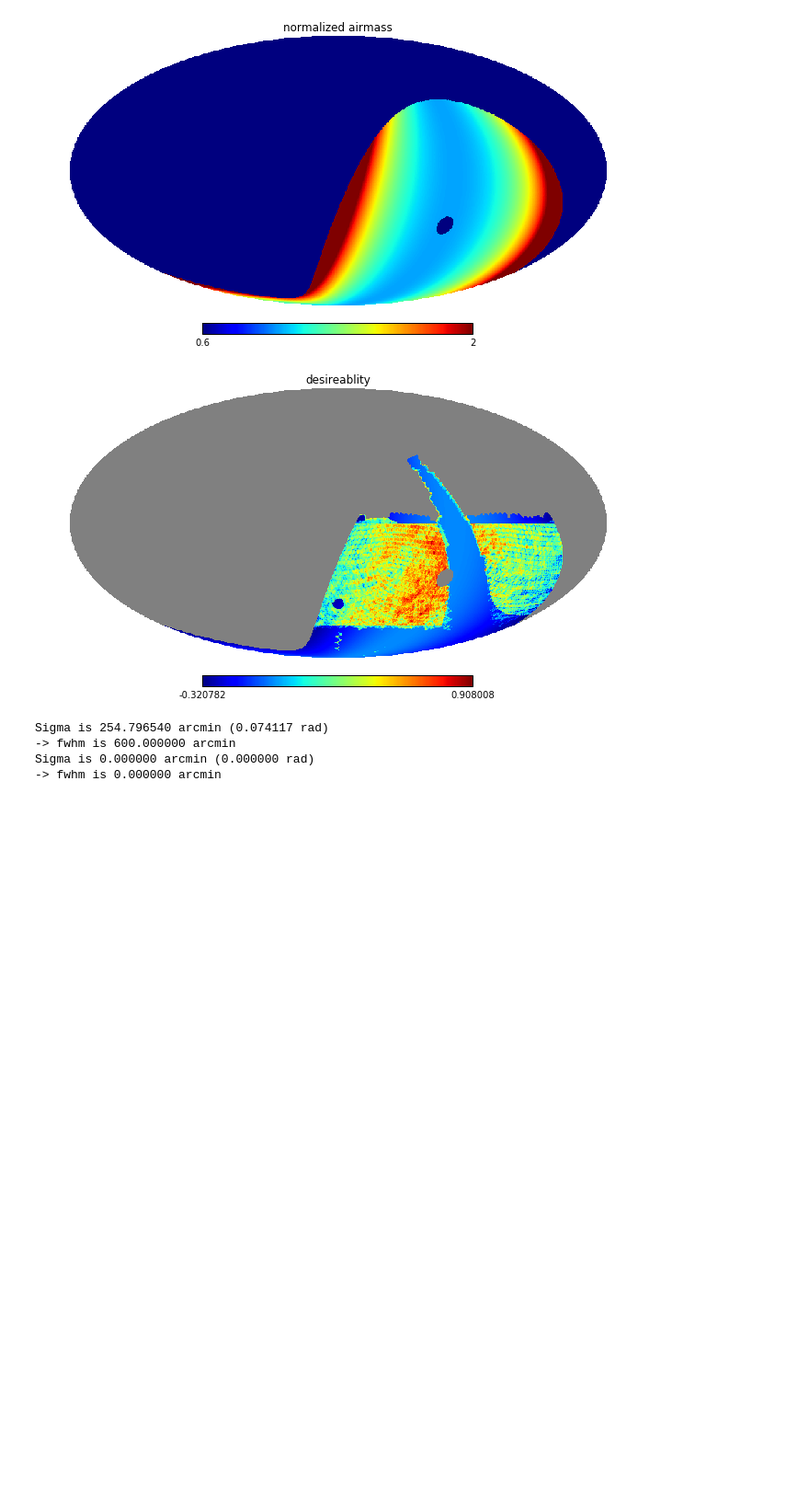
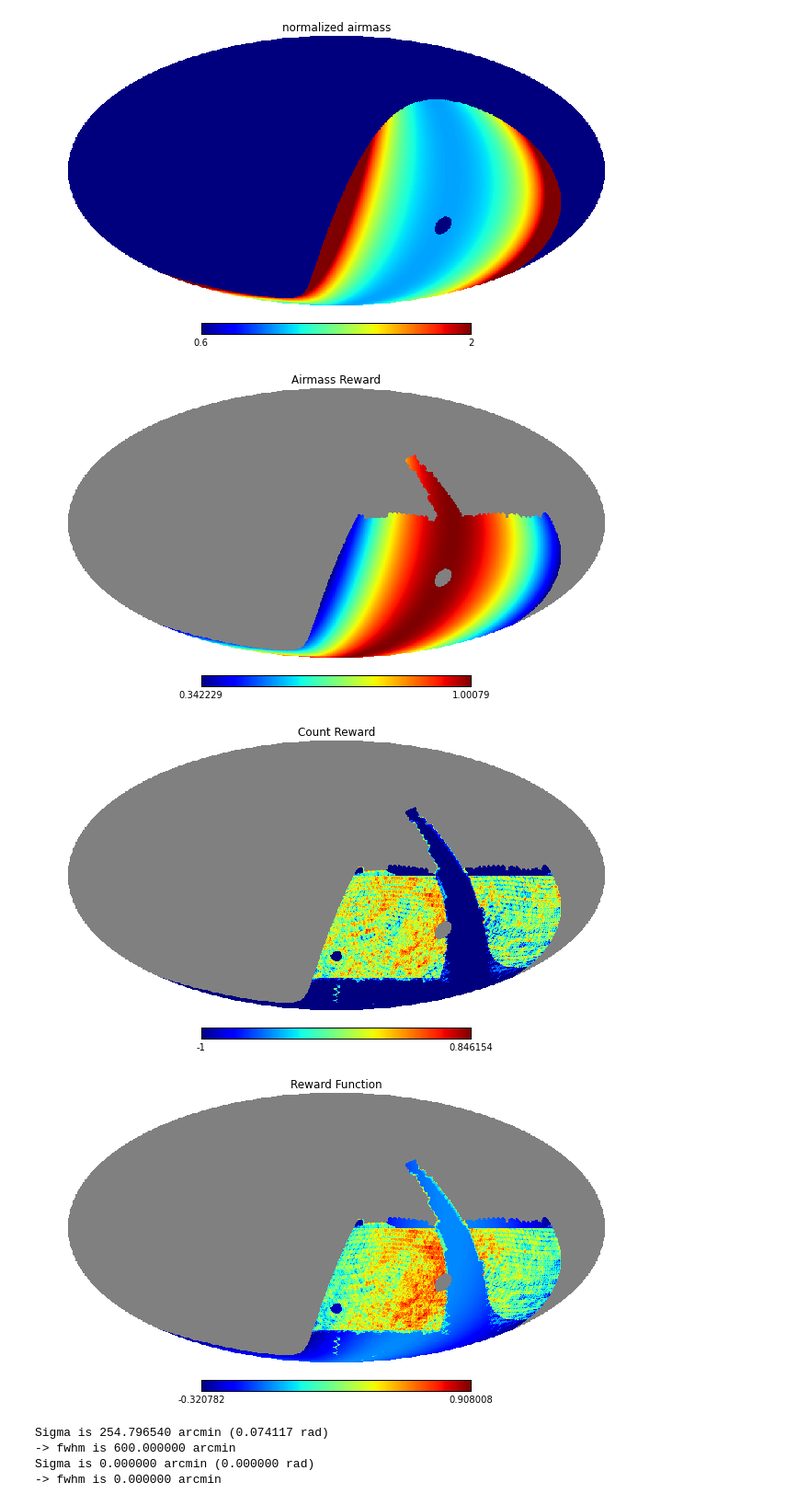
Before and after one commit to yoachim/ScratchStuff, a Jupyter notebook: sched_region_define/Define_regions.ipynb, the cells around one changed output. Shown at 92% size. Drawn from its saved outputs; the diff is of its cells as text; code cells hidden in the pictures; blank space fills up the shorter version.

```diff
--- a/sched_region_define/Define_regions.ipynb
+++ b/sched_region_define/Define_regions.ipynb
@@ -138,13 +134,19 @@ hp.mollview(normAM * mask, min=.6, max=2, title='normalized airmass')
 # %%
 countMap = (regionMap - visitMap)*mask
 countMap[np.where(countMap < -1)] = -1
 amMap = 1. / normAM
 desireability = .5*amMap + 0.5*countMap
 desireability[np.where(mask == 0)] = hp.UNSEEN
 desireability[np.where(bundleList[0].metricValues.mask == True)] = hp.UNSEEN
-hp.mollview(desireability, title='desireablity')
+amMap[np.where(desireability == hp.UNSEEN)] = hp.UNSEEN
+countMap[np.where(desireability == hp.UNSEEN)] = hp.UNSEEN
+hp.mollview(amMap, title='Airmass Reward')
+hp.mollview(countMap, title='Count Reward')
+hp.mollview(desireability, title='Reward Function')
 # %% [output]
-[figure, old version]
+[figure, new version]
+[figure, added]
+[figure, added]
 # %%
 smoothD = hp.sphtfunc.smoothing(desireability, fwhm=np.radians(10.))
 hp.mollview(smoothD, title='smoothed D')
```
Also changed, not shown: parts of 3 cells of this notebook.
